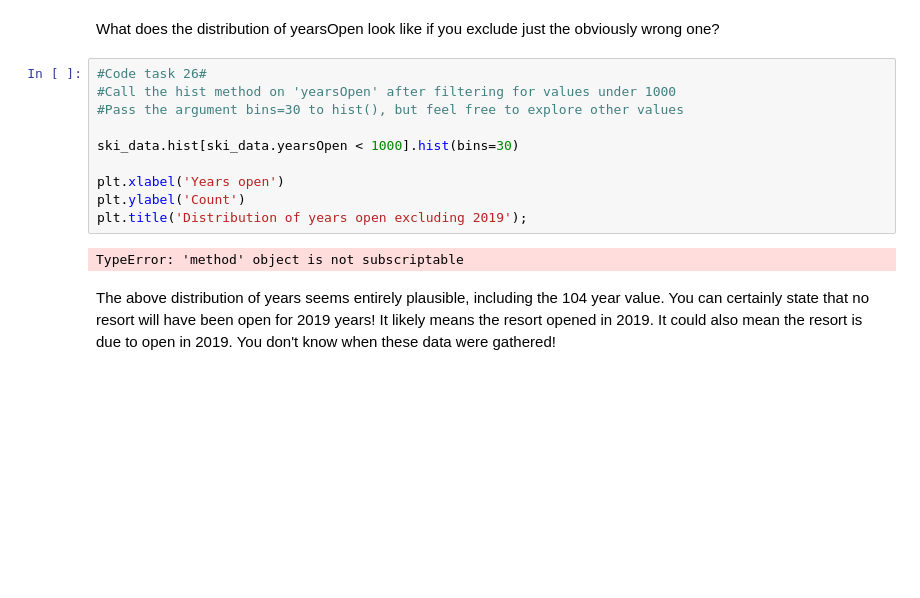
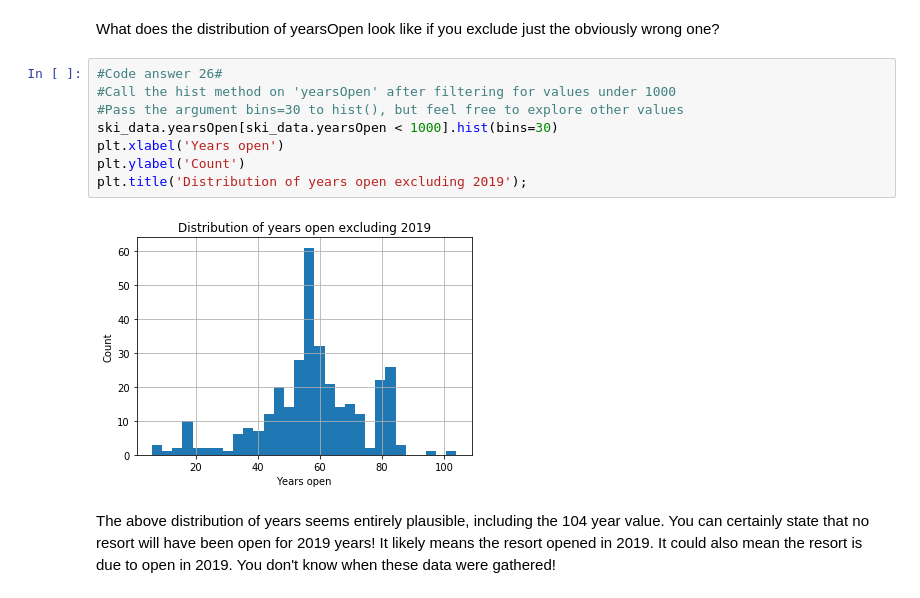
Before and after one commit to FayD21/DataScienceGuidedCapstone, a Jupyter notebook: Notebooks/02_data_wrangling.ipynb, the cells around one changed output. Drawn from its saved outputs; the diff is of its cells as text; blank space fills up the shorter version.

Commit message:
Data Wrangling Section Finished!

```diff
--- a/Notebooks/02_data_wrangling.ipynb
+++ b/Notebooks/02_data_wrangling.ipynb
@@ -708,17 +706,15 @@ Okay, one seems to have been open for 104 years. But beyond that, one is down as
 # %% [markdown]
 What does the distribution of yearsOpen look like if you exclude just the obviously wrong one?
 # %%
-#Code task 26#
+#Code answer 26#
 #Call the hist method on 'yearsOpen' after filtering for values under 1000
 #Pass the argument bins=30 to hist(), but feel free to explore other values
-
-ski_data.hist[ski_data.yearsOpen < 1000].hist(bins=30)
-
+ski_data.yearsOpen[ski_data.yearsOpen < 1000].hist(bins=30)
 plt.xlabel('Years open')
 plt.ylabel('Count')
 plt.title('Distribution of years open excluding 2019');
 # %% [output]
-TypeError: 'method' object is not subscriptable
+[figure, added]
 # %% [markdown]
 The above distribution of years seems entirely plausible, including the 104 year value. You can certainly state that no resort will have been open for 2019 years! It likely means the resort opened in 2019. It could also mean the resort is due to open in 2019. You don't know when these data were gathered!
 # %% [markdown]
```
Also changed, not shown: parts of 38 cells of this notebook.
